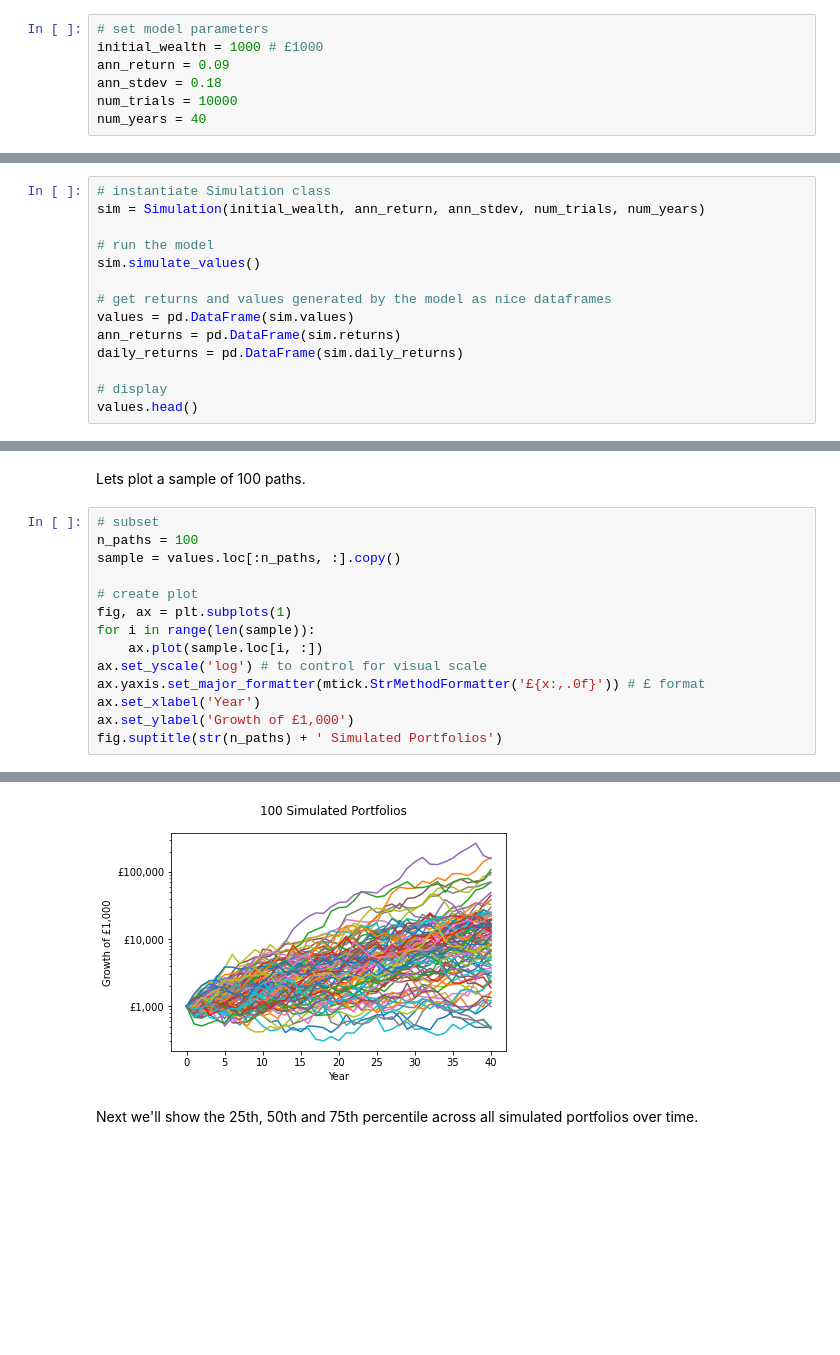
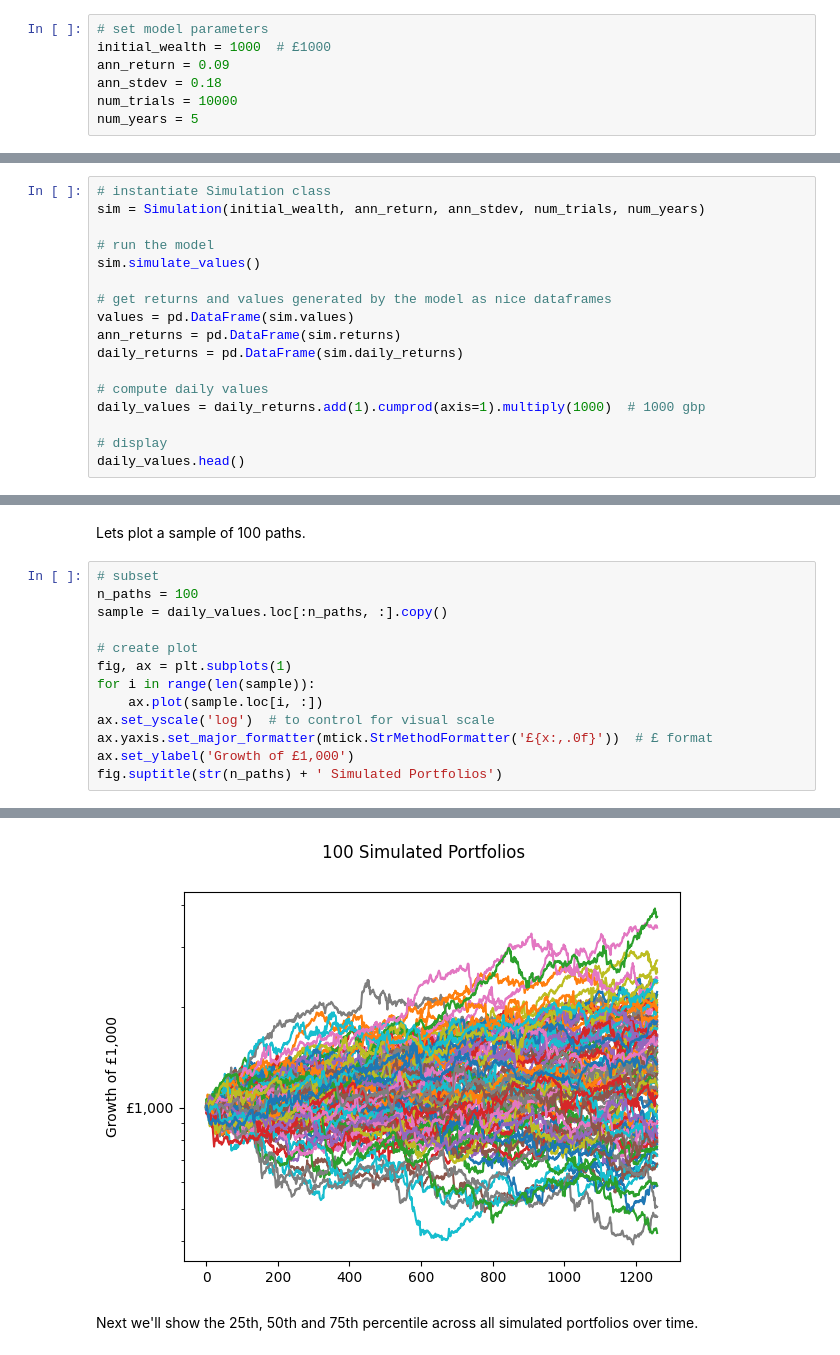
Before and after one commit to jack-tobin/monte_carlo, a Jupyter notebook: run_simulation.ipynb, the cells around one changed output, grey strips where cells are left out. Cells and saved outputs as stored; diff of their text form; blank space fills up the shorter version.

Commit message:
adjusted simulation to run a shorter horizion of daily data. checked functioning with newly compiled C functions.

```diff
--- a/run_simulation.ipynb
+++ b/run_simulation.ipynb
@@ -20,11 +20,11 @@ from simulation import Simulation
 Next we'll set some high-level simulation paramters such as initial wealth, return and stdevs etc.
 # %%
 # set model parameters
-initial_wealth = 1000 # £1000
+initial_wealth = 1000  # £1000
 ann_return = 0.09
 ann_stdev = 0.18
 num_trials = 10000
-num_years = 40
+num_years = 5
 # %% [markdown]
 Next we'll build the Simulation object and run it.
 # %%
@@ -39,7 +39,10 @@ values = pd.DataFrame(sim.values)
 ann_returns = pd.DataFrame(sim.returns)
 daily_returns = pd.DataFrame(sim.daily_returns)
 
+# compute daily values
+daily_values = daily_returns.add(1).cumprod(axis=1).multiply(1000)  # 1000 gbp
+
 # display
-values.head()
+daily_values.head()
 # %% [output]
 |  | 0 | 1 | 2 | 3 | 4 | 5 | 6 | 7 | 8 | 9 | ... | ... |
@@ -54,20 +57,19 @@ Lets plot a sample of 100 paths.
 # %%
 # subset
 n_paths = 100
-sample = values.loc[:n_paths, :].copy()
+sample = daily_values.loc[:n_paths, :].copy()
 
 # create plot
 fig, ax = plt.subplots(1)
 for i in range(len(sample)):
     ax.plot(sample.loc[i, :])
-ax.set_yscale('log') # to control for visual scale
-ax.yaxis.set_major_formatter(mtick.StrMethodFormatter('£{x:,.0f}')) # £ format
-ax.set_xlabel('Year')
+ax.set_yscale('log')  # to control for visual scale
+ax.yaxis.set_major_formatter(mtick.StrMethodFormatter('£{x:,.0f}'))  # £ format
 ax.set_ylabel('Growth of £1,000')
 fig.suptitle(str(n_paths) + ' Simulated Portfolios')
 # %% [output]
 Text(0.5, 0.98, '100 Simulated Portfolios')
-[figure, old version]
+[figure, new version]
 # %% [markdown]
 Next we'll show the 25th, 50th and 75th percentile across all simulated portfolios over time.
 # %%
```
Also changed, not shown: parts of 3 cells of this notebook.
